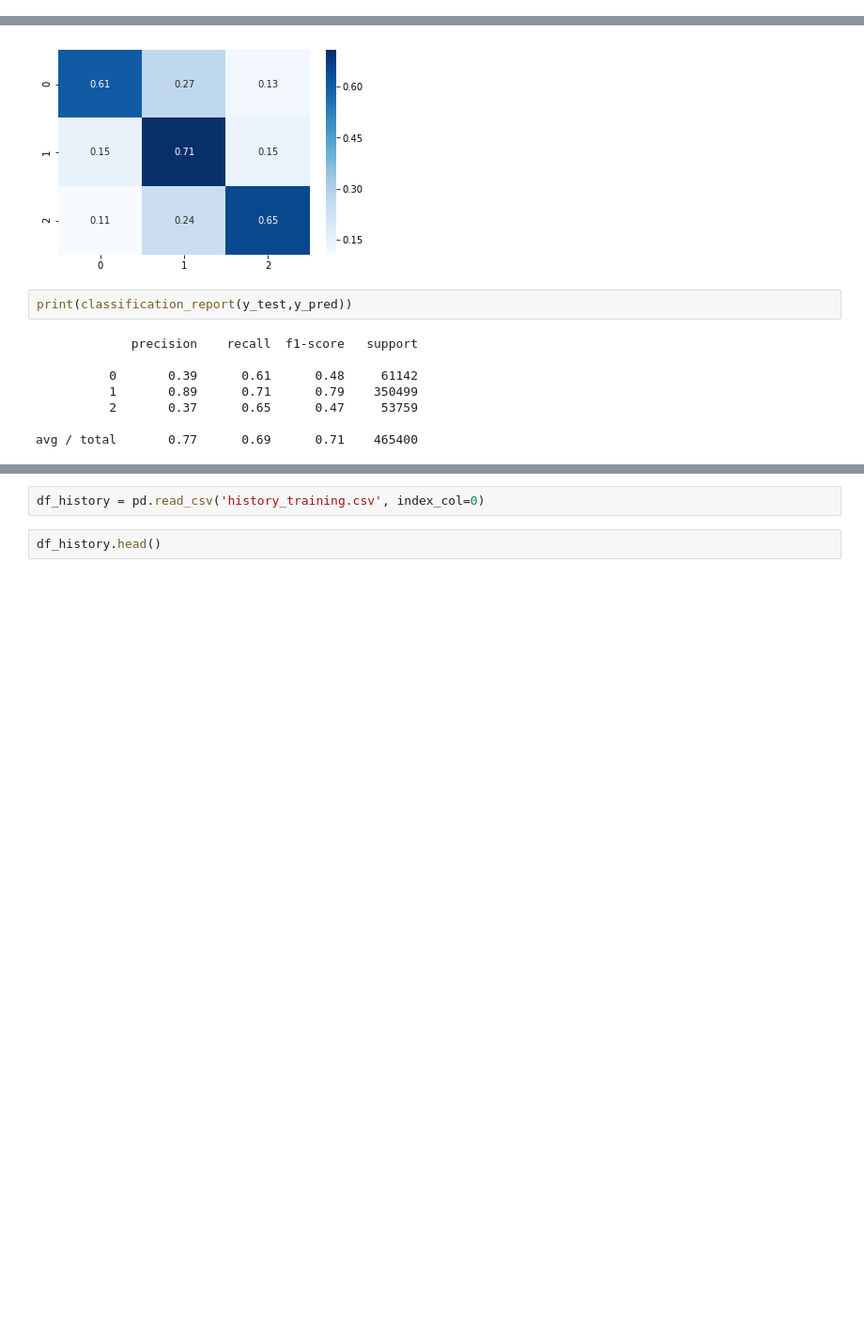
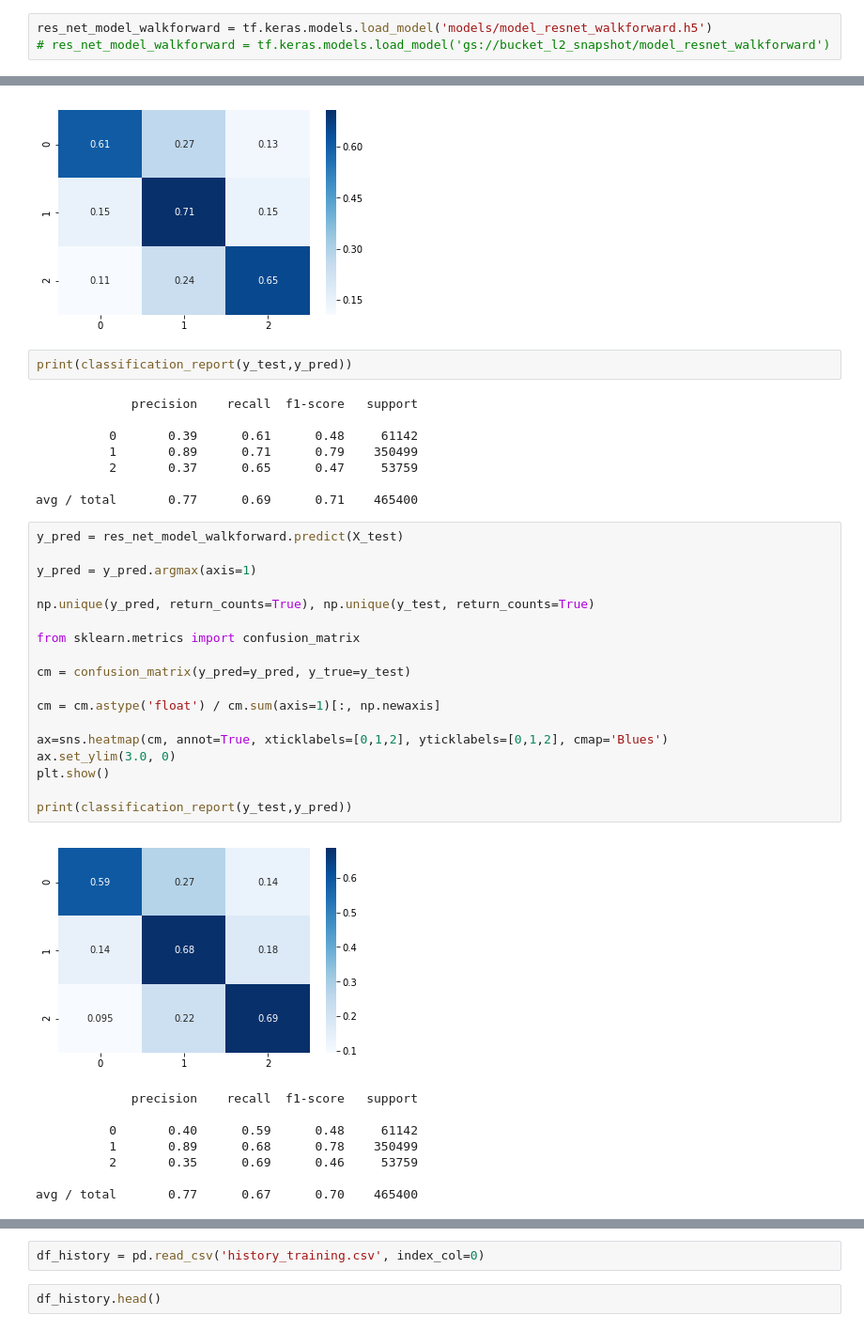
Before and after one commit to Globe-Research/deep-orderbook, a Jupyter notebook: CNN_Deeplearning_walkforward.ipynb, the cells around one changed output, grey strips where cells are left out. Shown: that part at 94% size. Saved outputs shown, nothing was run; the diff lists cells and outputs as text; blank space fills up the shorter version.

```diff
--- a/CNN_Deeplearning_walkforward.ipynb
+++ b/CNN_Deeplearning_walkforward.ipynb
@@ -262,3 +262,6 @@ INFO:tensorflow:Reduce to /job:localhost/replica:0/task:0/device:CPU:0 then broa
+# %%
+res_net_model_walkforward = tf.keras.models.load_model('models/model_resnet_walkforward.h5')
+# res_net_model_walkforward = tf.keras.models.load_model('gs://bucket_l2_snapshot/model_resnet_walkforward')
 # %%
 EPOCHS = 1000
 model_filename = "model_resnet_walkforward.h5"
@@ -383,3 +417,30 @@ print(classification_report(y_test,y_pred))
           2       0.37      0.65      0.47     53759
 
 avg / total       0.77      0.69      0.71    465400
+# %%
+y_pred = res_net_model_walkforward.predict(X_test)
+
+y_pred = y_pred.argmax(axis=1)
+
+np.unique(y_pred, return_counts=True), np.unique(y_test, return_counts=True)
+
+from sklearn.metrics import confusion_matrix
+
+cm = confusion_matrix(y_pred=y_pred, y_true=y_test)
+
+cm = cm.astype('float') / cm.sum(axis=1)[:, np.newaxis]
+
+ax=sns.heatmap(cm, annot=True, xticklabels=[0,1,2], yticklabels=[0,1,2], cmap='Blues')
+ax.set_ylim(3.0, 0)
+plt.show()
+
+print(classification_report(y_test,y_pred))
+# %% [output]
+[figure, added]
+             precision    recall  f1-score   support
+
+          0       0.40      0.59      0.48     61142
+          1       0.89      0.68      0.78    350499
+          2       0.35      0.69      0.46     53759
+
+avg / total       0.77      0.67      0.70    465400
```
Also changed, not shown: parts of 10 cells of this notebook.
